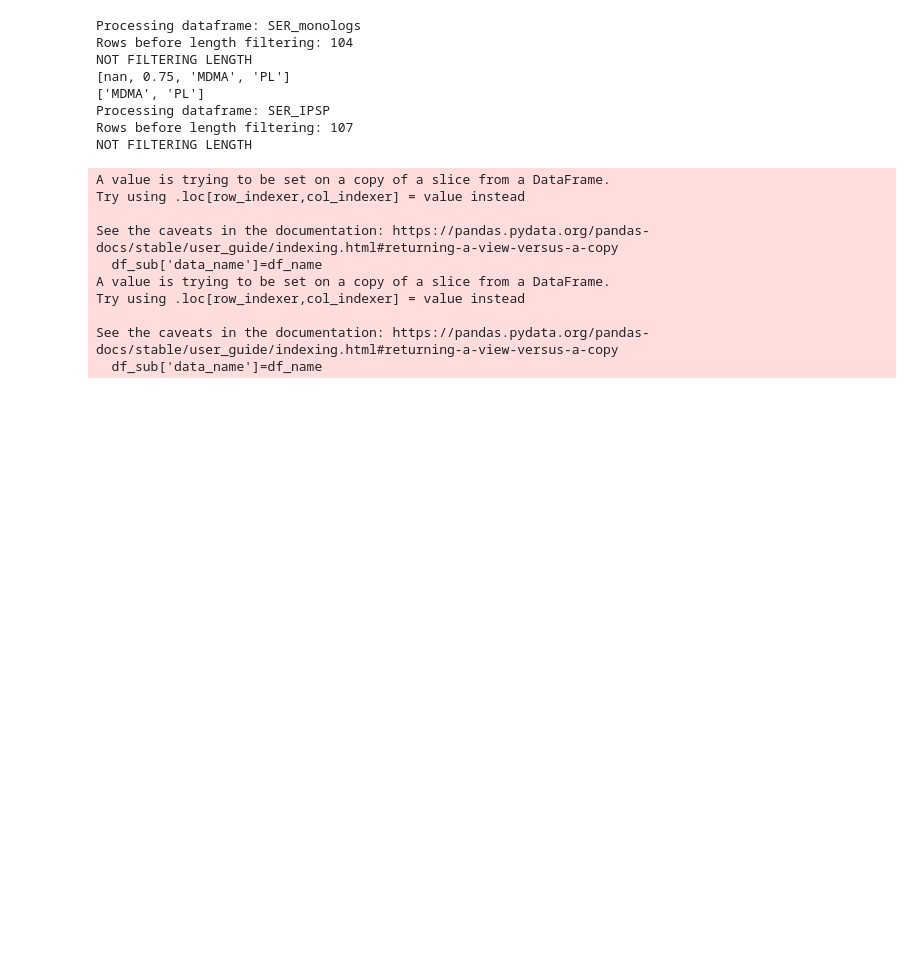
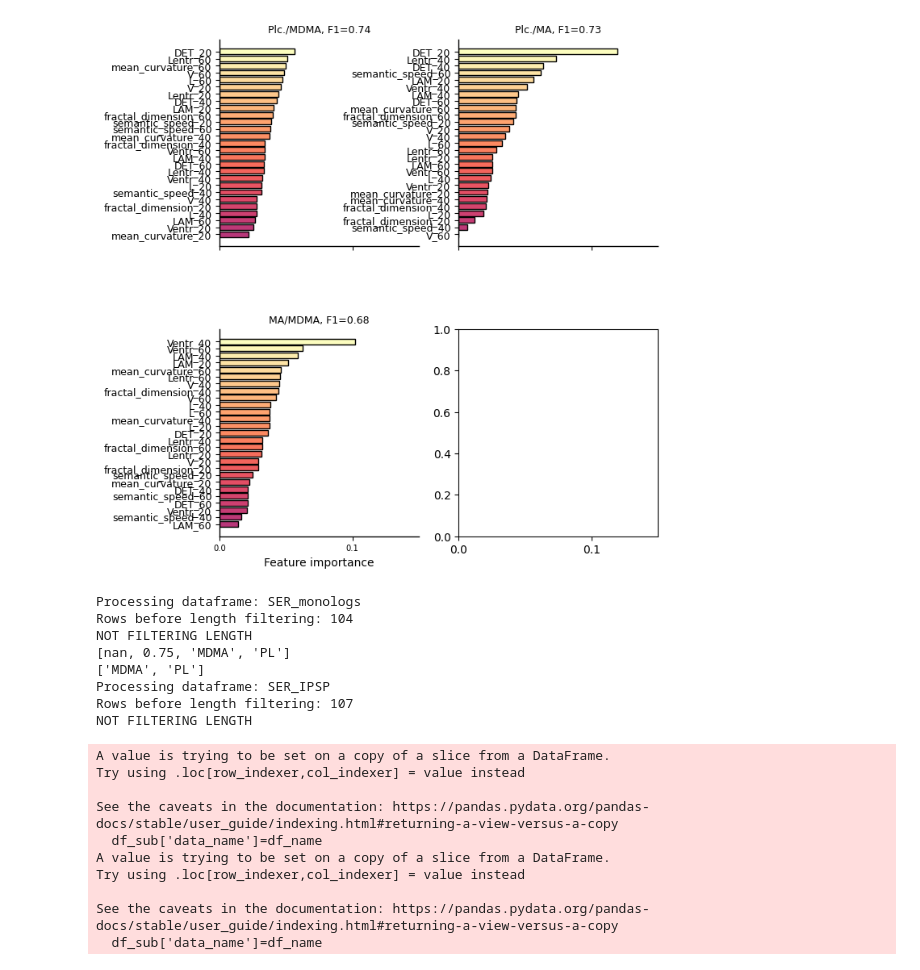
Before and after one commit to Luke-Leckie/PSYCH_SEMANTICS, a Jupyter notebook: classifier.ipynb, the cells around one changed output. Drawn from its saved outputs; the diff is of its cells as text; code cells hidden in the pictures; blank space fills up the shorter version.

```diff
--- a/classifier.ipynb
+++ b/classifier.ipynb
@@ -19,0 +99,15 @@ from tqdm import tqdm
+# %%
+# Combine dataframes with span-specific column names
+combined_df = pd.DataFrame()
+
+for span, df in zip([20, 40, 60], df_list):
+    span_df = df[['Participant', 'Drug', 'study']].copy()
+    for var in variable_list:
+        if var in df.columns:
+            span_df[f'{var}_{span}'] = df[var]
+    if combined_df.empty:
+        combined_df = span_df
+    else:
+        combined_df = pd.merge(combined_df, span_df, on=['Participant', 'Drug', 'study'], how='outer')
+
+# Final combined_df now has columns: variable_span (e.g., semantic_speed_20)
@@ -20,3 +203,64 @@ from tqdm import tqdm
+# %%
+import matplotlib.pyplot as plt
+import numpy as np
+dir_save_figs='/home/ll16598/Documents/POSTDOC/PSYCH_SEMANTICS/plots/'
+save=True
+titlesize = 10
+labsize = 9
+lineweight = 1
+model_names = ['Plc./MDMA', 'Plc./MA','MA/MDMA']
+labels = variable_list
+# Determine a global maximum importance to set x ticks
+max_importance = max(bm.named_steps['xgb'].feature_importances_.max() for bm in best_models)
+# Round up to the nearest multiple of 0.05 for the x-axis maximum
+xmax = np.ceil(max_importance / 0.05) * 0.05
+xticks = np.arange(0, xmax + 0.05, 0.1)
+
+# Create a figure with 2 rows of subplots, sharing the x-axis.
+fig, axes = plt.subplots(ncols=2,nrows=2, figsize=(7, 8), sharex=True)
+axes=axes.flatten()
+for idx, (bm, ax) in enumerate(zip(best_models, axes)):
+    # Extract feature importances and feature names from the DataFrame
+    importances = bm.named_steps['xgb'].feature_importances_
+    features = Xs[idx].columns  # Assumes each Xs[idx] is a DataFrame with feature names
+    # Get sorted indices (from lowest to highest importance)
+    indices = np.argsort(importances)
+
+    # Use the top half of the magma colormap (values 0.5 to 1.0)
+    cmap = plt.get_cmap('magma')
+    n = len(indices)
+    colors = [cmap(0.5 + 0.5 * (i / (n - 1))) if n > 1 else cmap(1.0) for i in range(n)]
+
+    # Plot horizontal bar chart with custom colors and bar edge properties
+    ax.barh(range(len(indices)), importances[indices], align='center',
+            color=colors, edgecolor='black', linewidth=lineweight)
+    ax.set_yticks(range(len(indices)))
+    # Use custom y labels based on sorted order
+    ax.set_yticklabels([labels[i] for i in indices], fontsize=labsize)
+
+    # Set x-axis label only on the bottom subplot
+    if idx == 2:
+        ax.set_xlabel("Feature importance", fontsize=titlesize)
+    ax.set_title(f"{model_names[idx]}, F1={performances[idx]:.2f}", fontsize=labsize)
+
+    # Set consistent x-axis limits and ticks at 0.05 intervals
+    ax.set_xlim(0, xmax)
+    ax.set_xticks(xticks)
+    ax.tick_params(axis='x', labelsize=labsize*0.8)
+    ax.spines['top'].set_visible(False)
+    ax.spines['right'].set_visible(False)
+    # Set the line thickness of the axes spines
+    for spine in ax.spines.values():
+        spine.set_linewidth(lineweight)
+plt.subplots_adjust(wspace=0.2, hspace=0.4)
+
+if save:
+    plt.savefig(dir_save_figs+'smalltalk_classifier.png', dpi=800, bbox_inches='tight')
+
+#plt.tight_layout()
+plt.show()
+# %% [output]
+[figure, added]
 # %%
   variable_list=['rt',
                     #'rt_centroid',
```
Also changed, not shown: parts of 3 cells of this notebook, 2 other files.
